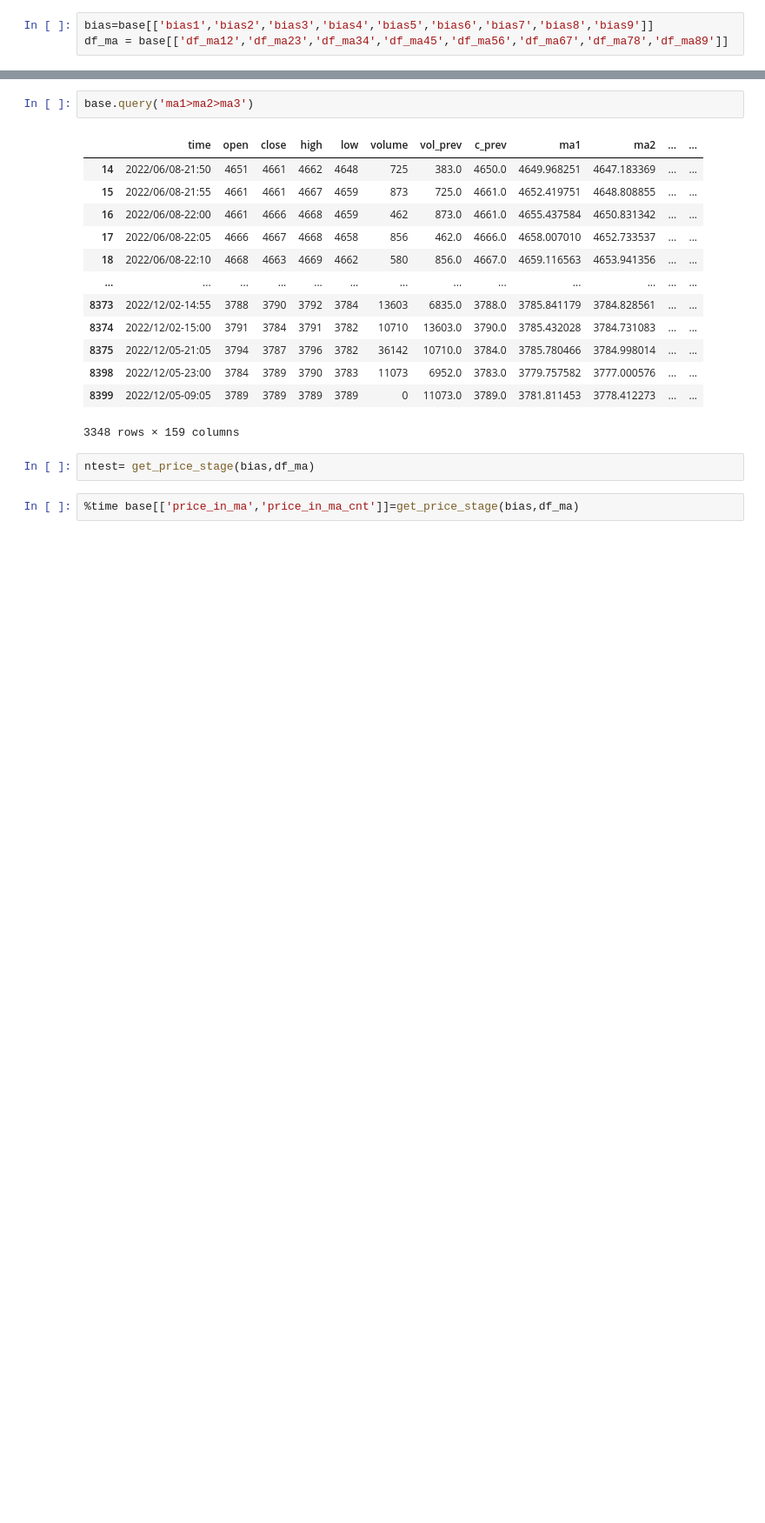
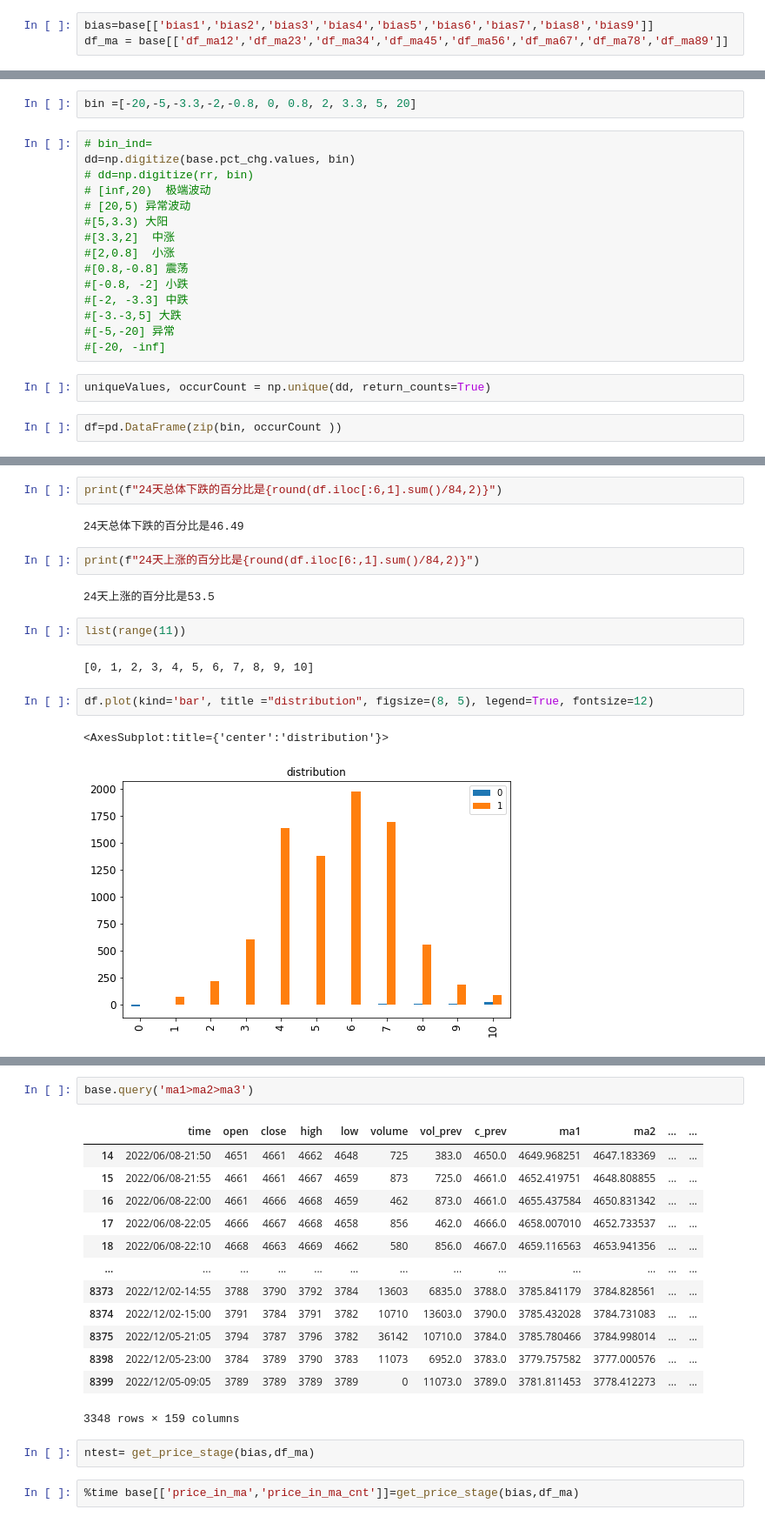
Before and after one commit to nuswgg/quants_qa, a Jupyter notebook: python/Py Quant Trading Practise/测试RB.ipynb, the cells around one changed output, grey strips where cells are left out. Shown at 87% size. Drawn from its saved outputs; the diff is of its cells as text; blank space fills up the shorter version.

```diff
--- a/python/Py Quant Trading Practise/测试RB.ipynb
+++ b/python/Py Quant Trading Practise/测试RB.ipynb
@@ -1134,0 +1182,21 @@ df_ma = base[['df_ma12','df_ma23','df_ma34','df_ma45','df_ma56','df_ma67','df_ma
+# %%
+bin =[-20,-5,-3.3,-2,-0.8, 0, 0.8, 2, 3.3, 5, 20]
+# %%
+# bin_ind=
+dd=np.digitize(base.pct_chg.values, bin)
+# dd=np.digitize(rr, bin)
+# [inf,20)  极端波动
+# [20,5) 异常波动
+#[5,3.3) 大阳
+#[3.3,2]  中涨
+#[2,0.8]  小涨
+#[0.8,-0.8] 震荡
+#[-0.8, -2] 小跌
+#[-2, -3.3] 中跌
+#[-3.-3,5] 大跌
+#[-5,-20] 异常
+#[-20, -inf]
+# %%
+uniqueValues, occurCount = np.unique(dd, return_counts=True)
+# %%
+df=pd.DataFrame(zip(bin, occurCount ))
@@ -1134,0 +1233,17 @@ df_ma = base[['df_ma12','df_ma23','df_ma34','df_ma45','df_ma56','df_ma67','df_ma
+# %%
+print(f"24天总体下跌的百分比是{round(df.iloc[:6,1].sum()/84,2)}")
+# %% [output]
+24天总体下跌的百分比是46.49
+# %%
+print(f"24天上涨的百分比是{round(df.iloc[6:,1].sum()/84,2)}")
+# %% [output]
+24天上涨的百分比是53.5
+# %%
+list(range(11))
+# %% [output]
+[0, 1, 2, 3, 4, 5, 6, 7, 8, 9, 10]
+# %%
+df.plot(kind='bar', title ="distribution", figsize=(8, 5), legend=True, fontsize=12)
+# %% [output]
+<AxesSubplot:title={'center':'distribution'}>
+[figure, added]
```
Also changed, not shown: parts of 60 cells of this notebook.
